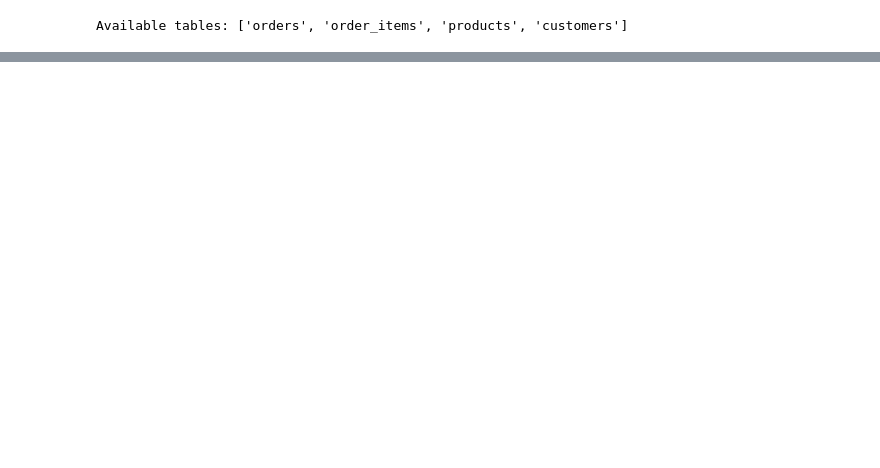
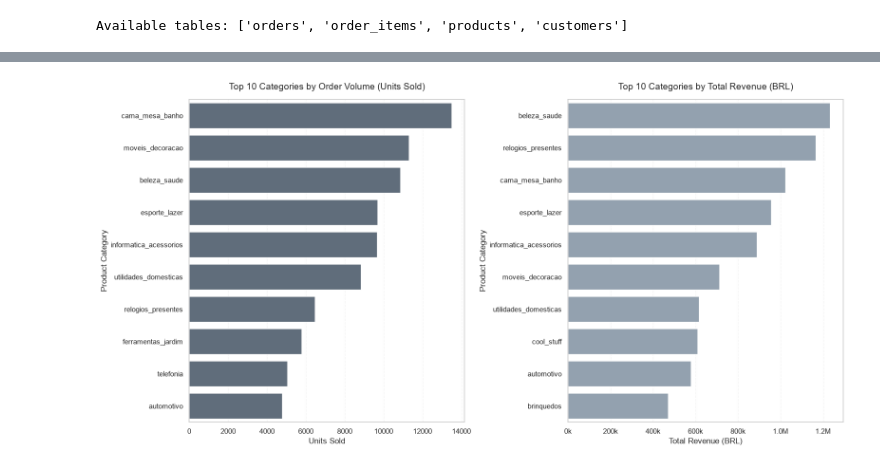
Before and after one commit to Chrzanisko/data-driven-ecommerce, a Jupyter notebook: notebooks/eda.ipynb, the cells around one changed output, grey strips where cells are left out. Saved outputs shown, nothing was run; the diff lists cells and outputs as text; code cells hidden in the pictures; blank space fills up the shorter version.

```diff
--- a/notebooks/eda.ipynb
+++ b/notebooks/eda.ipynb
@@ -38,0 +126,34 @@ df_trend.head()
+# %%
+fig, (ax1, ax2) = plt.subplots(1, 2, figsize=(16, 8))
+sns.barplot(
+    x='order_volume',
+    y='category',
+    data=df_volume,
+    color='#5b6d80',
+    ax=ax1
+)
+ax1.set_title('Top 10 Categories by Order Volume (Units Sold)', fontsize=14, pad=15)
+ax1.set_xlabel('Units Sold', fontsize=12)
+ax1.set_ylabel('Product Category', fontsize=12)
+ax1.grid(axis='x', linestyle='--', alpha=0.2)
+
+sns.barplot(
+    x='total_revenue',
+    y='category',
+    data=df_revenue,
+    color='#8fa1b3',
+    ax=ax2
+)
+ax2.set_title('Top 10 Categories by Total Revenue (BRL)', fontsize=14, pad=15)
+ax2.set_xlabel('Total Revenue (BRL)', fontsize=12)
+ax2.set_ylabel('Product Category', fontsize=12)
+ax2.grid(axis='x', linestyle='--', alpha=0.2)
+
+
+ax2.xaxis.set_major_formatter(ticker.FuncFormatter(lambda x, pos: f'{x*1e-6:.1f}M' if x >= 1e6 else f'{x*1e-3:.0f}k'))
+
+plt.tight_layout()
+plt.savefig(os.path.join(images_dir, 'Top_Product_Categories.png'), dpi=300)
+plt.show()
+# %% [output]
+[figure, added]
```
Also changed, not shown: parts of 14 cells of this notebook, 6 other files.
